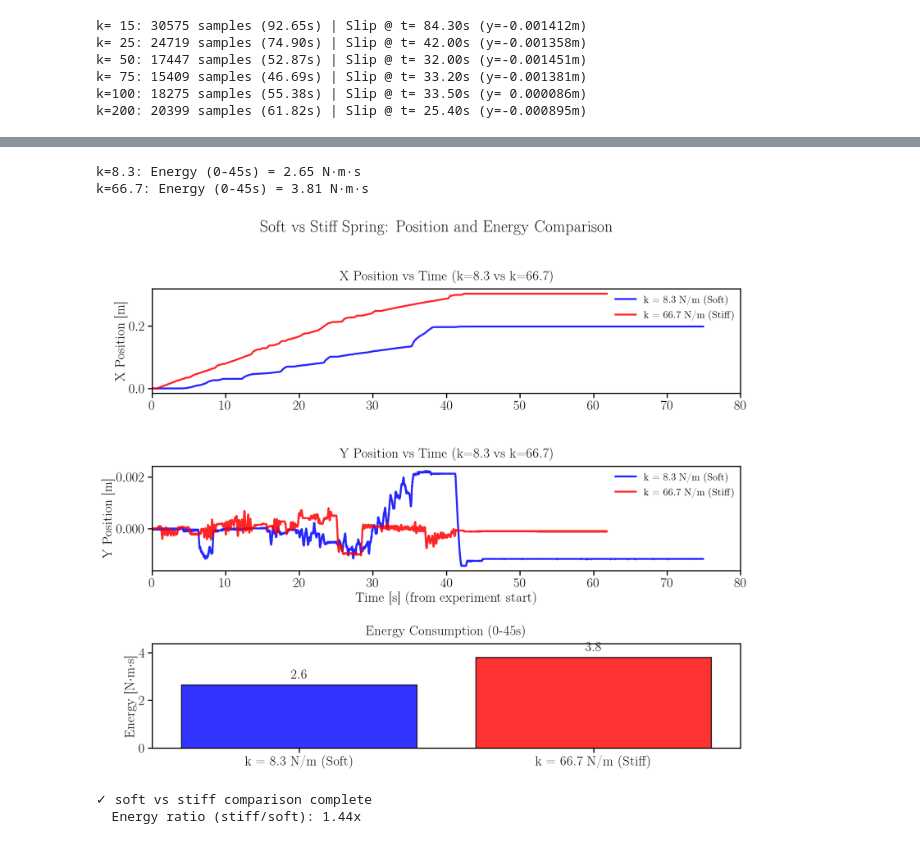
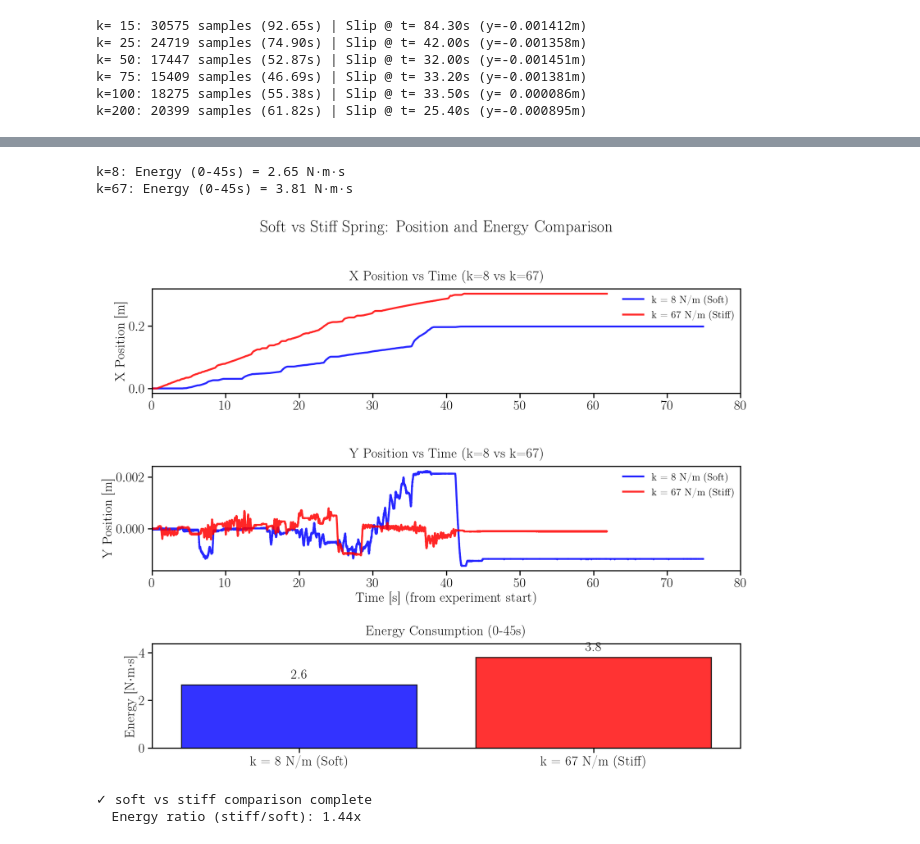
Before and after one commit to CREATE-Lab-EPFL/SoftVMC, a Jupyter notebook: ContactAndShaping/plot_surface_tracking.ipynb, the cells around one changed output, grey strips where cells are left out. Cells and saved outputs as stored; diff of their text form; code cells hidden in the pictures.

```diff
--- a/ContactAndShaping/plot_surface_tracking.ipynb
+++ b/ContactAndShaping/plot_surface_tracking.ipynb
@@ -152,7 +152,7 @@ for k in sorted(trajectories.keys()):
     # End-effector trajectory (solid)
     ax.plot(ee_xy_norm[:, 0], ee_xy_norm[:, 1],
             color=color_map[k], linewidth=2.2, alpha=0.85,
-            label=f'EE: k = {k_true[k]:.1f} N/m')
+            label=f'EE: k = {k_true[k]:.0f} N/m')
 
     # Reference trajectory (dashed, lighter)
     ax.plot(ref_xy_norm[:, 0], ref_xy_norm[:, 1],
@@ -219,7 +219,7 @@ for k in sorted(trajectories.keys()):
     # End-effector x position (solid)
     ax.plot(t_rel, ee_x,
             color=color_map[k], linewidth=2.0, alpha=0.85,
-            label=f'EE: k = {k_true[k]:.1f} N/m')
+            label=f'EE: k = {k_true[k]:.0f} N/m')
 
     # Reference x position (dashed, same color but lighter)
     ax.plot(t_rel, ref_x,
@@ -301,7 +301,7 @@ ax_energy = fig.add_subplot(gs[2])
 
 k_compare = [25, 200]  # file-lookup keys, matching k25.npz/k200.npz (unrenamed filenames)
 colors_compare = ['blue', 'red']
-labels_compare = [f'k = {k_true[25]:.1f} N/m (Soft)', f'k = {k_true[200]:.1f} N/m (Stiff)']
+labels_compare = [f'k = {k_true[25]:.0f} N/m (Soft)', f'k = {k_true[200]:.0f} N/m (Stiff)']
 
 energy_values = {}
 
@@ -336,18 +336,18 @@ for k, color, label in zip(k_compare, colors_compare, labels_compare):
     energy = trapz(tau_magnitude, t_window)
     energy_values[k] = energy
 
-    print(f"k={k_true[k]:.1f}: Energy (0-45s) = {energy:.2f} N·m·s")
+    print(f"k={k_true[k]:.0f}: Energy (0-45s) = {energy:.2f} N·m·s")
 
 # Format X position plot
 ax_x.set_ylabel('X Position [m]')
-ax_x.set_title(f'X Position vs Time (k={k_true[25]:.1f} vs k={k_true[200]:.1f})')
+ax_x.set_title(f'X Position vs Time (k={k_true[25]:.0f} vs k={k_true[200]:.0f})')
 ax_x.grid(GRID)
 ax_x.legend(loc='best')
 ax_x.set_xlim(0, 80)
 
 # Format Y position plot
 ax_y.set_ylabel('Y Position [m]')
-ax_y.set_title(f'Y Position vs Time (k={k_true[25]:.1f} vs k={k_true[200]:.1f})')
+ax_y.set_title(f'Y Position vs Time (k={k_true[25]:.0f} vs k={k_true[200]:.0f})')
 ax_y.grid(GRID)
 ax_y.legend(loc='best')
 ax_y.set_xlim(0, 80)
@@ -355,36 +355,36 @@ ax_y.set_xlim(0, 80)
 # Energy comparison bar plot
 ax_energy.bar(range(len(k_compare)), [energy_values[k] for k in k_compare],
               color=colors_compare, alpha=0.8, edgecolor='black', linewidth=1.5)
 ax_energy.set_xticks(range(len(k_compare)))
 ax_energy.set_xticklabels(labels_compare)
 ax_energy.set_ylabel('Energy [N·m·s]')
 ax_energy.set_title('Energy Consumption (0-45s)')
 ax_energy.grid(GRID, axis='y')
 
 # Add value labels on bars with more space
 max_energy = max(energy_values.values())
 ax_energy.set_ylim(0, max_energy * 1.15)  # Add 15% padding at top
 
 for i, k in enumerate(k_compare):
     ax_energy.text(i, energy_values[k] + max_energy*0.04,
                    f'{energy_values[k]:.1f}', ha='center', va='bottom')
 
 ax_energy.set_xlim(-0.5, len(k_compare) - 0.5)
 
 # Set common x-label
 ax_y.set_xlabel('Time [s] (from experiment start)')
 
 fig.suptitle('Soft vs Stiff Spring: Position and Energy Comparison', y=0.995)
 plt.tight_layout(rect=[0, 0, 1, 0.96])
 plt.savefig(os.path.join('outputs', 'surface_tracking', 'soft_vs_stiff_comparison.pdf'))
 plt.show()
 
 print("\n✓ soft vs stiff comparison complete")
 print(f"  Energy ratio (stiff/soft): {energy_values[200]/energy_values[25]:.2f}x")
 # %% [output]
-k=8.3: Energy (0-45s) = 2.65 N·m·s
-k=66.7: Energy (0-45s) = 3.81 N·m·s
+k=8: Energy (0-45s) = 2.65 N·m·s
+k=67: Energy (0-45s) = 3.81 N·m·s
-[figure, old version]
+[figure, new version]
 ✓ soft vs stiff comparison complete
   Energy ratio (stiff/soft): 1.44x
 # %%
```
Also changed, not shown: parts of 5 cells of this notebook, 38 other files.
